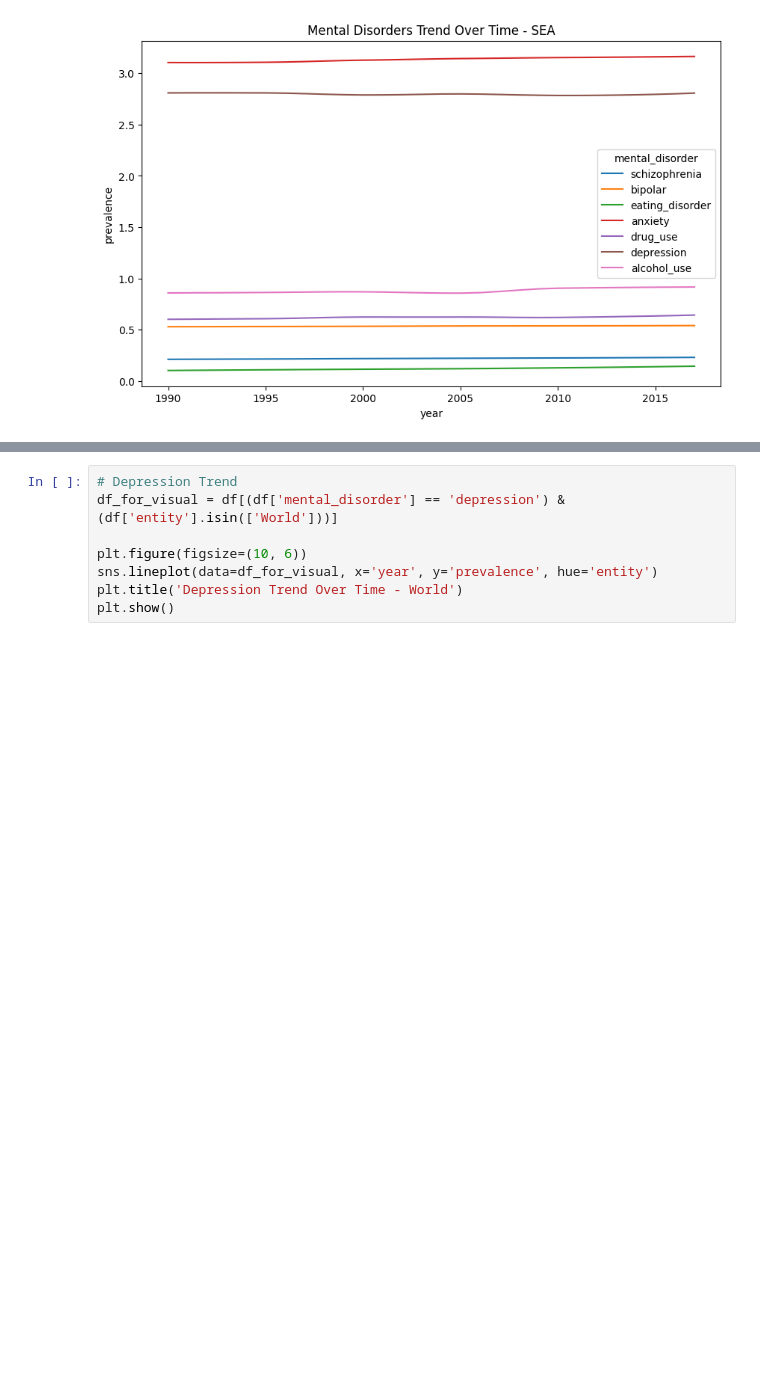
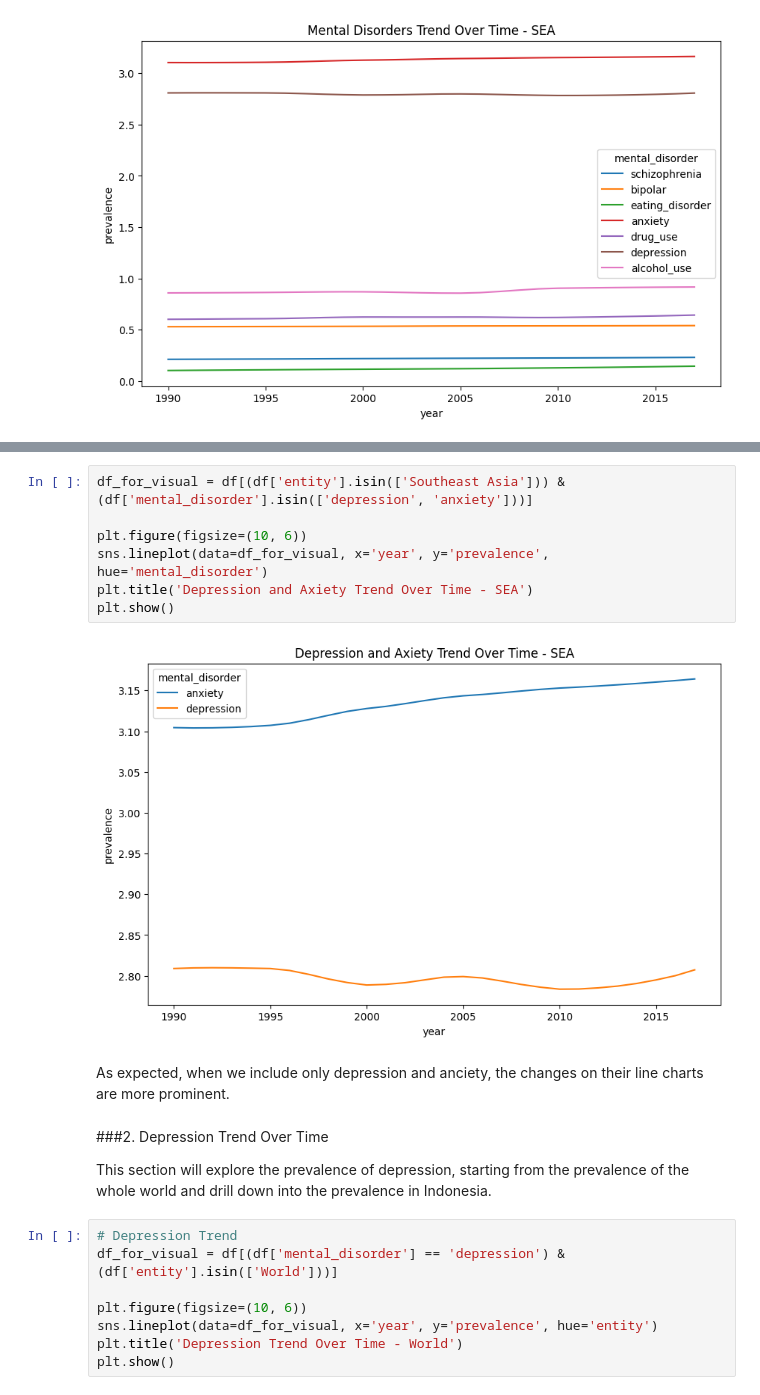
Before and after one commit to irenehavsa/mental-disorder-prevalence, a Jupyter notebook: notebooks/01_eda.ipynb, the cells around one changed output, grey strips where cells are left out. Drawn from its saved outputs; the diff is of its cells as text; blank space fills up the shorter version.

Commit message:
Added draft explanation of several line charts

```diff
--- a/notebooks/01_eda.ipynb
+++ b/notebooks/01_eda.ipynb
@@ -132,3 +147,18 @@ plt.show()
+# %%
+df_for_visual = df[(df['entity'].isin(['Southeast Asia'])) & (df['mental_disorder'].isin(['depression', 'anxiety']))]
+
+plt.figure(figsize=(10, 6))
+sns.lineplot(data=df_for_visual, x='year', y='prevalence', hue='mental_disorder')
+plt.title('Depression and Axiety Trend Over Time - SEA')
+plt.show()
+# %% [output]
+[figure, added]
+# %% [markdown]
+As expected, when we include only depression and anciety, the changes on their line charts are more prominent.
+# %% [markdown]
+###2. Depression Trend Over Time
+
+This section will explore the prevalence of depression, starting from the prevalence of the whole world and drill down into the prevalence in Indonesia.
 # %%
 # Depression Trend
 df_for_visual = df[(df['mental_disorder'] == 'depression') & (df['entity'].isin(['World']))]
```
Also changed, not shown: parts of 16 cells of this notebook.
